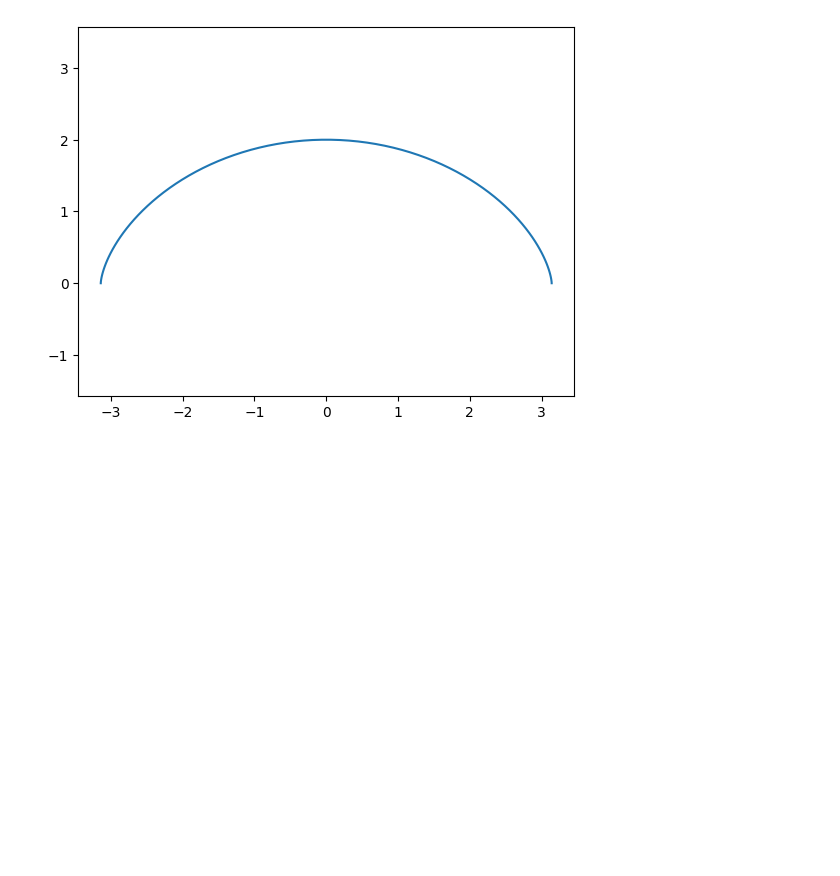
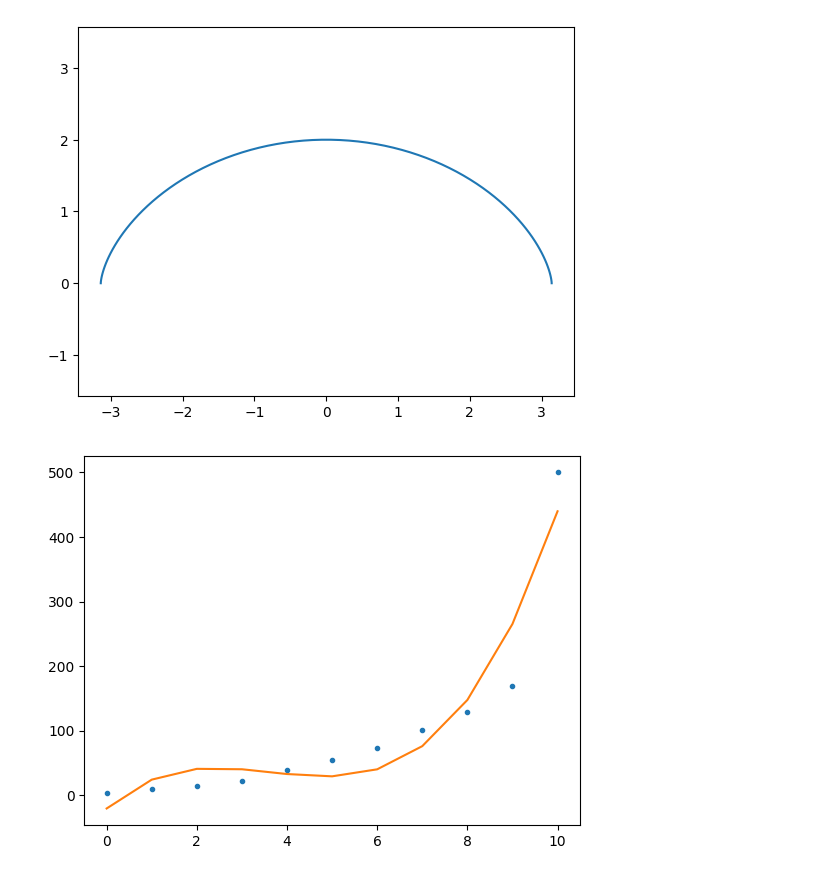
Before and after one commit to Miracle425/MyMarkDown, a Jupyter notebook: jupyter/matplotlib.ipynb, the cells around one changed output. Drawn from its saved outputs; the diff is of its cells as text; code cells hidden in the pictures; blank space fills up the shorter version.

```diff
--- a/jupyter/matplotlib.ipynb
+++ b/jupyter/matplotlib.ipynb
@@ -13,3 +13,18 @@ plt.plot(x,y)
 plt.show()
 # %% [output]
 [figure]
+# %%
+import matplotlib.pyplot as plt
+import numpy as np
+
+x = [0, 1, 2, 3, 4, 5, 6, 7, 8, 9, 10]
+y = [2.83, 9.53, 14.52, 21.57, 38.26, 53.92, 73.15, 101.56, 129.54, 169.75, 500]
+z1 = np.polyfit(x, y, 3)  # 用3次多项式拟合，输出系数从高到0
+p1 = np.poly1d(z1)  # 使用次数合成多项式
+y_pre = p1(x)
+
+plt.plot(x, y, '.')
+plt.plot(x, y_pre)
+plt.show()
+# %% [output]
+[figure, added]
```
Also changed, not shown: parts of 1 cell of this notebook, 23 other files.
